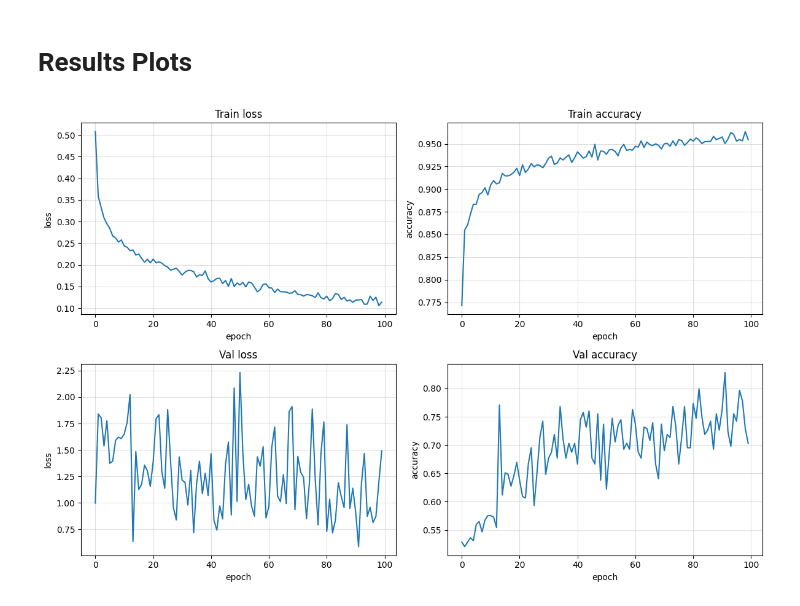
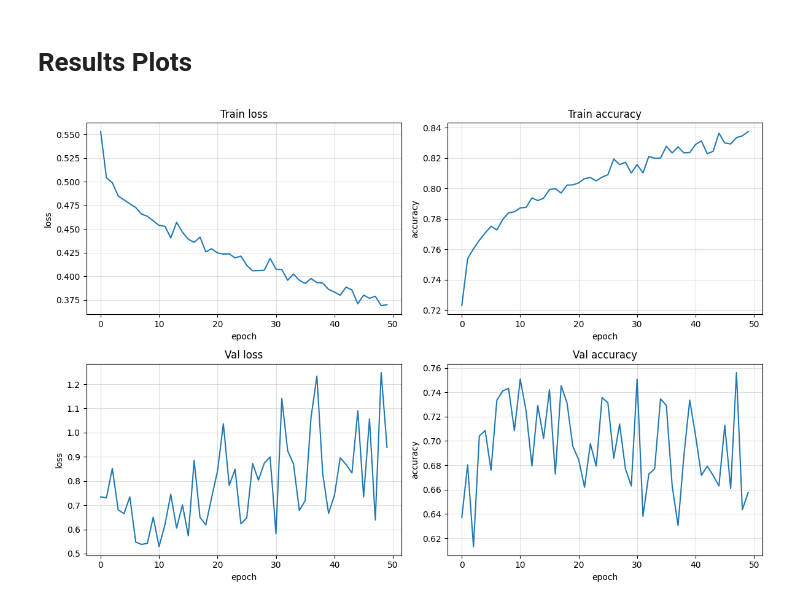
Before and after one commit to Mpinaz/Thesis, a Jupyter notebook: Model.ipynb, the cells around one changed output. Saved outputs shown, nothing was run; the diff lists cells and outputs as text; code cells hidden in the pictures.

```diff
--- a/Model.ipynb
+++ b/Model.ipynb
@@ -322,16 +168,17 @@ n = len(PRE_Eruption) + len(POST_Eruption)
 # %%
-# Events = [(St, E, D) for (St, E, D) in Events if all(tr.stats.npts >= 1000 for tr in D)]
+Events = Data + post
+Events = [(St, E, D) for (St, E, D) in Events if all(tr.stats.npts >= 1000 for tr in D)]
 
-# # Smoothing
-# for _, _, st in Events:
-#   for tr in st:
+# Smoothing
+for _, _, st in Events:
+  for tr in st:
 
-#     tr.detrend("demean")
-#     tr.detrend("linear")
+    tr.detrend("demean")
+    tr.detrend("linear")
 
-#     tr.filter(
-#         "bandpass",
-#         freqmin=1,
-#         freqmax=20,
-#         corners=4,
-#         zerophase=True)
+    tr.filter(
+        "bandpass",
+        freqmin=1,
+        freqmax=20,
+        corners=4,
+        zerophase=True)
@@ -341,16 +185,15 @@ n = len(PRE_Eruption) + len(POST_Eruption)
-# %%
-with open("/content/drive/MyDrive/Datasets/Dataset_Tesi.pkl", "rb") as f:
-    Events = pk.load(f)
 # %%
 X = np.arange(len(Events))
+POST_set = {E for St, E, Reg in post}
 y = np.array([1 if E in POST_set else 0 for (St, E, D) in Events])
-groups_ev = np.array([E for (St, E, D) in Events])   # Estraggo l'evento per ogni Dato (ordinato per indice)
+
+groups_ev = np.array([E for (St, E, D) in Events])
 
 def split_per_gruppo(groups):
-    Train_Test_Shuffle = GroupShuffleSplit(n_splits=1, test_size=0.20)
+    Train_Test_Shuffle = GroupShuffleSplit(n_splits=1, test_size=0.20, random_state=42)
     tr, tmp = next(Train_Test_Shuffle.split(X, y, groups))
 
-    Val_Test_Shuffle = GroupShuffleSplit(n_splits=1, test_size=0.50)
+    Val_Test_Shuffle = GroupShuffleSplit(n_splits=1, test_size=0.50, random_state=42)
     v, te = next(Val_Test_Shuffle.split(X[tmp], y[tmp], groups[tmp]))
     val, test = tmp[v], tmp[te]
     return tr, val, test
@@ -693,37 +536,37 @@ Best val accuracy: 0.8281
 # Parla di come splitti gli eventi
 # Prendi sempre eventi pre casuali, non sempre gli stessi prima così puoi differenziare tra le stazioni e gli eventi, magari capisce qualcosa in più sul pre e classifica meglio
 # %%
-# history, Using, model = history1D, "CNN1D", OneD_model
+history, Using, model = history1D, "CNN1D", OneD_model
 
-history, Using, model= history2D, "CNN2D", TwoD_model
+# history, Using, model= history2D, "CNN2D", TwoD_model
 
 fig, ax = plt.subplots(2, 2, figsize=(12, 8))
 
 ax[0, 0].plot(history["train_loss"])
 ax[0, 0].set_title("Train loss")
 ax[0, 0].set_xlabel("epoch"); ax[0, 0].set_ylabel("loss")
 ax[0, 0].grid(alpha = 0.4)
 
 ax[0, 1].plot(history["train_acc"])
 ax[0, 1].set_title("Train accuracy")
 ax[0, 1].set_xlabel("epoch"); ax[0, 1].set_ylabel("accuracy")
 ax[0, 1].grid(alpha = 0.4)
 
 ax[1, 0].plot(history["val_loss"])
 ax[1, 0].set_title("Val loss")
 ax[1, 0].set_xlabel("epoch"); ax[1, 0].set_ylabel("loss")
 ax[1, 0].grid(alpha = 0.4)
 
 ax[1, 1].plot(history["val_acc"])
 ax[1, 1].set_title("Val accuracy")
 ax[1, 1].set_xlabel("epoch"); ax[1, 1].set_ylabel("accuracy")
 ax[1, 1].grid(alpha = 0.4)
 
 fig.tight_layout()
 # fig.savefig(f"{Using}: Train and Validation set during Training.png", dpi=150, bbox_inches="tight")
 plt.show()
 # %% [output]
-[figure, old version]
+[figure, new version]
 # %%
 def get_preds(model, loader):
     y_true, y_pred = [], []
```
Also changed, not shown: parts of 20 cells of this notebook.
